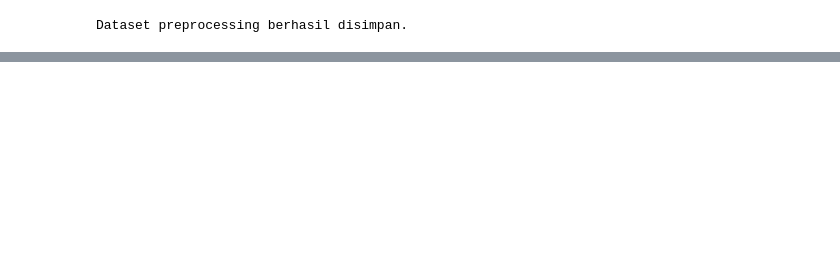
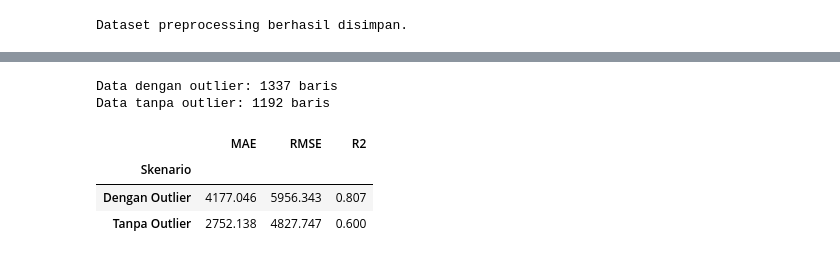
Before and after one commit to fathurrohmanrizqi/Eksperimen_SML_RizqiFathurrohman, a Jupyter notebook: preprocessing/Eksperimen_RizqiFathurrohman.ipynb, the cells around one changed output, grey strips where cells are left out. Cells and saved outputs as stored; diff of their text form; code cells hidden in the pictures; blank space fills up the shorter version.

```diff
--- a/preprocessing/Eksperimen_RizqiFathurrohman.ipynb
+++ b/preprocessing/Eksperimen_RizqiFathurrohman.ipynb
@@ -40,7 +41,11 @@ Jika dataset berada di Google Drive, pastikan Anda menghubungkan Google Drive ke
 
 Jika dataset berupa unstructured data, silakan sesuaikan dengan format seperti kelas Machine Learning Pengembangan atau Machine Learning Terapan
 # %%
-file_path = "./../insurance_raw/insurance.csv"
+file_candidates = [
+    Path("../insurance_raw/insurance.csv"),
+    Path("insurance_raw/insurance.csv")
+]
+file_path = next(path for path in file_candidates if path.exists())
 
 try:
     df = pd.read_csv(file_path)
@@ -251,0 +264,64 @@ Dataset preprocessing berhasil disimpan.
+# %%
+from sklearn.metrics import mean_absolute_error, mean_squared_error, r2_score
+
+# Muat ulang data mentah agar dua skenario dapat dibandingkan
+df_model = pd.read_csv(file_path).drop_duplicates().copy()
+
+numerical_cols = ["age", "bmi", "children"]
+categorical_cols = ["sex", "smoker", "region"]
+outlier_cols = numerical_cols + ["charges"]
+
+Q1 = df_model[outlier_cols].quantile(0.25)
+Q3 = df_model[outlier_cols].quantile(0.75)
+IQR = Q3 - Q1
+
+df_without_outliers = df_model[~((df_model[outlier_cols] < (Q1 - 1.5 * IQR)) |
+                                  (df_model[outlier_cols] > (Q3 + 1.5 * IQR))).any(axis=1)].copy()
+
+print(f"Data dengan outlier: {len(df_model)} baris")
+print(f"Data tanpa outlier: {len(df_without_outliers)} baris")
+# %% [output]
+Data dengan outlier: 1337 baris
+Data tanpa outlier: 1192 baris
+# %%
+def evaluate_regression(data):
+    X = data.drop("charges", axis=1)
+    y = data["charges"]
+
+    X_train, X_test, y_train, y_test = train_test_split(
+        X, y, test_size=0.2, random_state=42
+    )
+
+    preprocessor = ColumnTransformer(
+        transformers=[
+            ("num", StandardScaler(), numerical_cols),
+            ("cat", OneHotEncoder(drop="first", handle_unknown="ignore"), categorical_cols)
+        ]
+    )
+
+    model = Pipeline(steps=[
+        ("preprocessor", preprocessor),
+        ("regressor", LinearRegression())
+    ])
+
+    model.fit(X_train, y_train)
+    predictions = model.predict(X_test)
+
+    return {
+        "MAE": mean_absolute_error(y_test, predictions),
+        "RMSE": np.sqrt(mean_squared_error(y_test, predictions)),
+        "R2": r2_score(y_test, predictions)
+    }
+# %%
+results = pd.DataFrame({
+    "Dengan Outlier": evaluate_regression(df_model),
+    "Tanpa Outlier": evaluate_regression(df_without_outliers)
+}).T
+
+results.index.name = "Skenario"
+results.round(3)
+# %% [output]
+|  | MAE | RMSE | R2 |
+| Skenario |  |  |  |
+| Dengan Outlier | 4177.046 | 5956.343 | 0.807 |
+| Tanpa Outlier | 2752.138 | 4827.747 | 0.600 |
```
Also changed, not shown: parts of 6 cells of this notebook, 1 other file.
